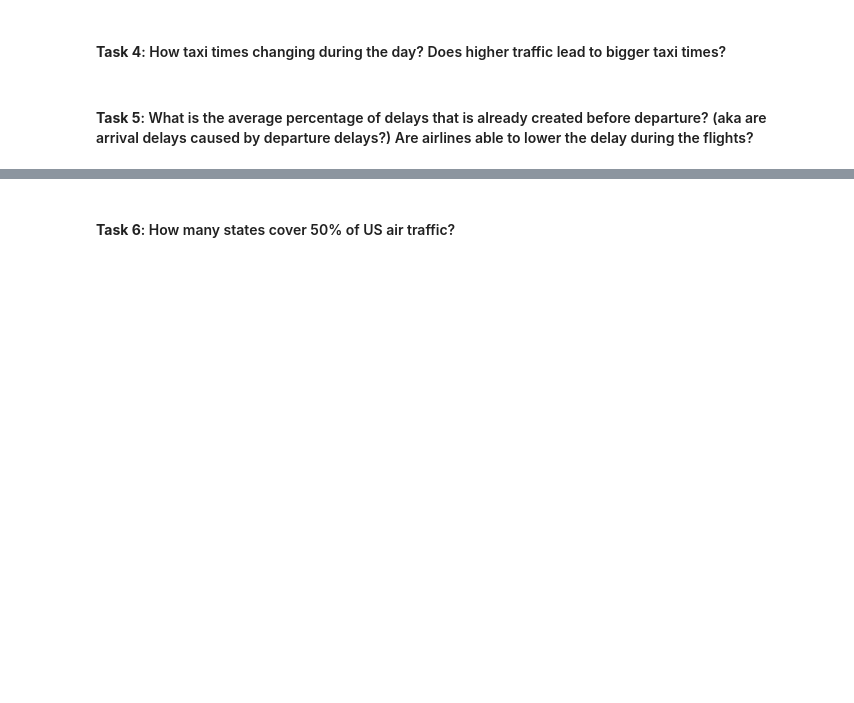
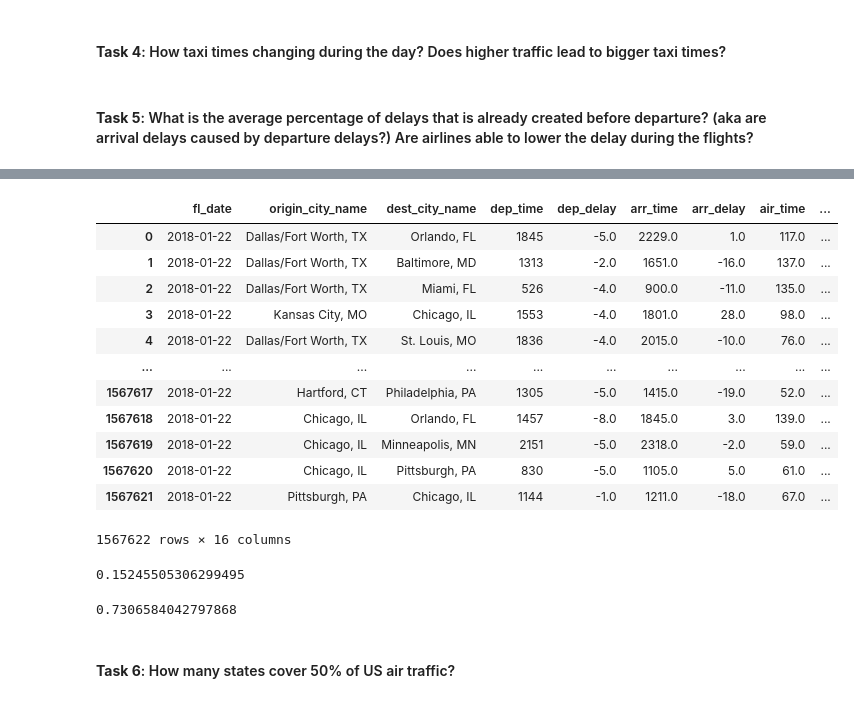
Before and after one commit to jdormaar/Flight-Delays, a Jupyter notebook: Workbook/exploratory_analysis.ipynb, the cells around one changed output, grey strips where cells are left out. Saved outputs shown, nothing was run; the diff lists cells and outputs as text; code cells hidden in the pictures; blank space fills up the shorter version.

```diff
--- a/Workbook/exploratory_analysis.ipynb
+++ b/Workbook/exploratory_analysis.ipynb
@@ -44,6 +44,7 @@ flights_random_100000_records     = pd.read_csv('../data/flights_random_100000_r
 flights_test_all_records          = pd.read_csv('../data/flights_test_all_records.csv', delimiter= ',')
 fuel_consumption_all_records      = pd.read_csv('../data/fuel_consumption_all_records.csv', delimiter= ',')
 passengers_initial_300000_records = pd.read_csv('../data/passengers_initial_300000_records.csv', delimiter= ',')
+flights_usa = pd.read_csv('../data/usa_flights2.csv', delimiter= ',')
 # %%
 # Save working copies of the data:
 df_fl_init    = flights_initial_500000_records.copy()
@@ -491,3 +503,6 @@ Test the hypothesis that these 4 delays are from the same distribution. If they
 #### **Task 4**: How taxi times changing during the day? Does higher traffic lead to bigger taxi times?
 # %% [markdown]
 #### **Task 5**: What is the average percentage of delays that is already created before departure? (aka are arrival delays caused by departure delays?) Are airlines able to lower the delay during the flights?
+# %%
+flights_usa[['fl_date']] = flights_usa[['fl_date']].apply(pd.to_datetime)
+flights_usa['fl_date']
@@ -493,0 +522,3 @@ Test the hypothesis that these 4 delays are from the same distribution. If they
+# %%
+flights_usa['year'] = flights_usa['fl_date'].dt.year
+flights_usa['month'] = flights_usa['fl_date'].dt.month
@@ -493,0 +546,19 @@ Test the hypothesis that these 4 delays are from the same distribution. If they
+# %%
+flights_usa['state'] = flights_usa['origin_city_name'].str[-2:]
+flights_usa['late_arr'] = (flights_usa['arr_delay'] > 0).astype(int)
+flights_usa['late_dep'] = (flights_usa['dep_delay'] > 0).astype(int)
+flights_usa
+# %% [output]
+|  | fl_date | origin_city_name | dest_city_name | dep_time | dep_delay | arr_time | arr_delay | air_time | ... |
+| 0 | 2018-01-22 | Dallas/Fort Worth, TX | Orlando, FL | 1845 | -5.0 | 2229.0 | 1.0 | 117.0 | ... |
+| 1 | 2018-01-22 | Dallas/Fort Worth, TX | Baltimore, MD | 1313 | -2.0 | 1651.0 | -16.0 | 137.0 | ... |
+| 2 | 2018-01-22 | Dallas/Fort Worth, TX | Miami, FL | 526 | -4.0 | 900.0 | -11.0 | 135.0 | ... |
+| 3 | 2018-01-22 | Kansas City, MO | Chicago, IL | 1553 | -4.0 | 1801.0 | 28.0 | 98.0 | ... |
+| 4 | 2018-01-22 | Dallas/Fort Worth, TX | St. Louis, MO | 1836 | -4.0 | 2015.0 | -10.0 | 76.0 | ... |
+| ... | ... | ... | ... | ... | ... | ... | ... | ... | ... |
+| 1567617 | 2018-01-22 | Hartford, CT | Philadelphia, PA | 1305 | -5.0 | 1415.0 | -19.0 | 52.0 | ... |
+| 1567618 | 2018-01-22 | Chicago, IL | Orlando, FL | 1457 | -8.0 | 1845.0 | 3.0 | 139.0 | ... |
+| 1567619 | 2018-01-22 | Chicago, IL | Minneapolis, MN | 2151 | -5.0 | 2318.0 | -2.0 | 59.0 | ... |
+| 1567620 | 2018-01-22 | Chicago, IL | Pittsburgh, PA | 830 | -5.0 | 1105.0 | 5.0 | 61.0 | ... |
+| 1567621 | 2018-01-22 | Pittsburgh, PA | Chicago, IL | 1144 | -1.0 | 1211.0 | -18.0 | 67.0 | ... |
+1567622 rows × 16 columns
@@ -494,2 +569,12 @@ Test the hypothesis that these 4 delays are from the same distribution. If they
+# %%
+#If there is no departure delay, there is a 15% chance of late arrival
+no_dep_delay['late_arr'].mean()
+# %% [output]
+0.15245505306299495
+# %%
+#If there is a departure delay, there is a 73% chance of late arrival
+yes_dep_delay['late_arr'].mean()
+# %% [output]
+0.7306584042797868
 # %% [markdown]
 #### **Task 6**: How many states cover 50% of US air traffic?
```
Also changed, not shown: parts of 14 cells of this notebook.
